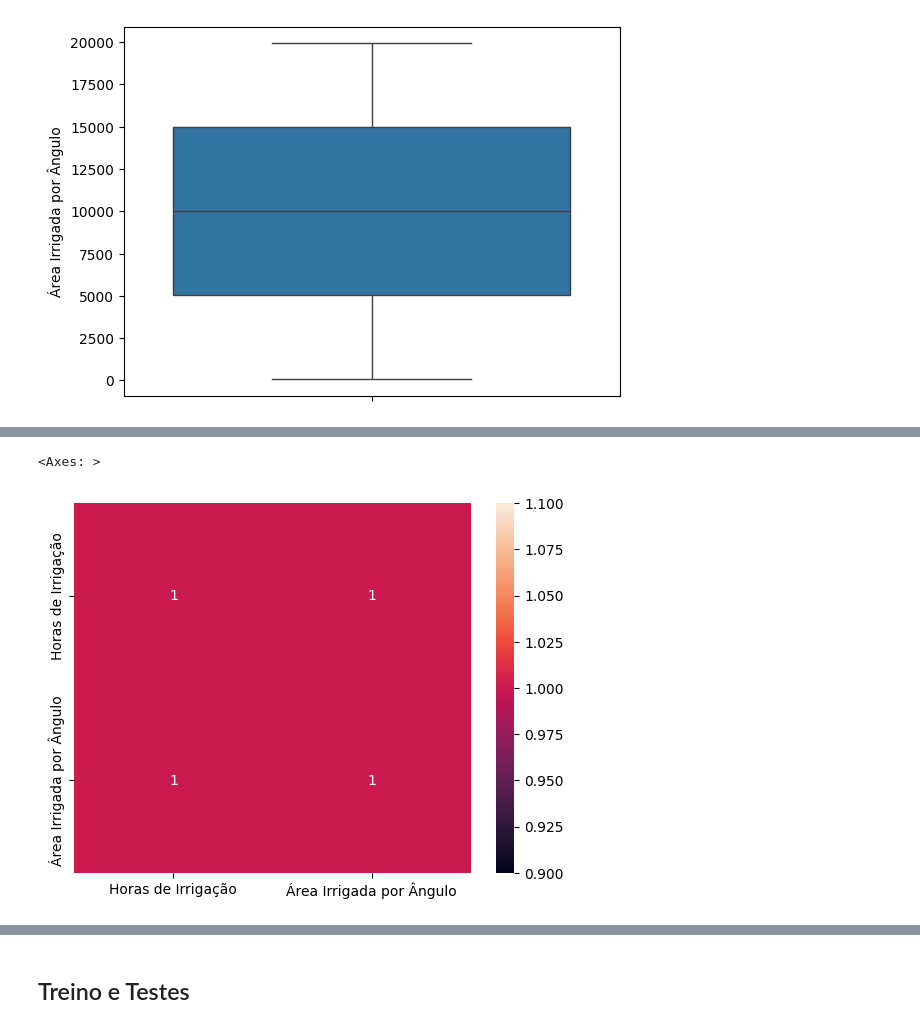
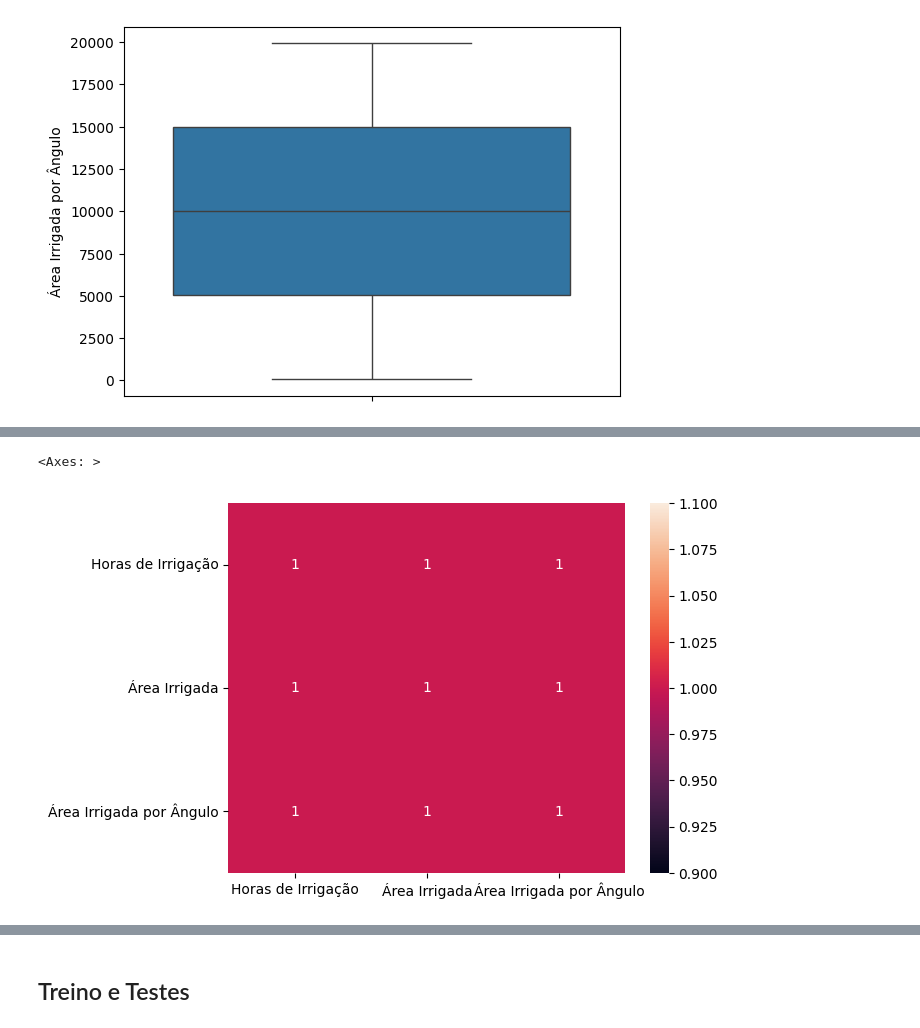
Before and after one commit to Diegopbetti/ia-para-produtos-regressao-linear, a Jupyter notebook: resolucao.ipynb, the cells around one changed output, grey strips where cells are left out. Saved outputs shown, nothing was run; the diff lists cells and outputs as text; code cells hidden in the pictures.

```diff
--- a/resolucao.ipynb
+++ b/resolucao.ipynb
@@ -79,7 +76,7 @@ sns.heatmap(df_subset.corr(), annot=True)
 # %%
-sns.heatmap(df_subset.corr('spearman'), annot=True)
+sns.heatmap(df_dados.corr('spearman'), annot=True)
 # %% [output]
 <Axes: >
-[figure, old version]
+[figure, new version]
 # %%
 sns.displot(df_dados['Horas de Irrigação'], kde=True)
```
Also changed, not shown: parts of 5 cells of this notebook.
